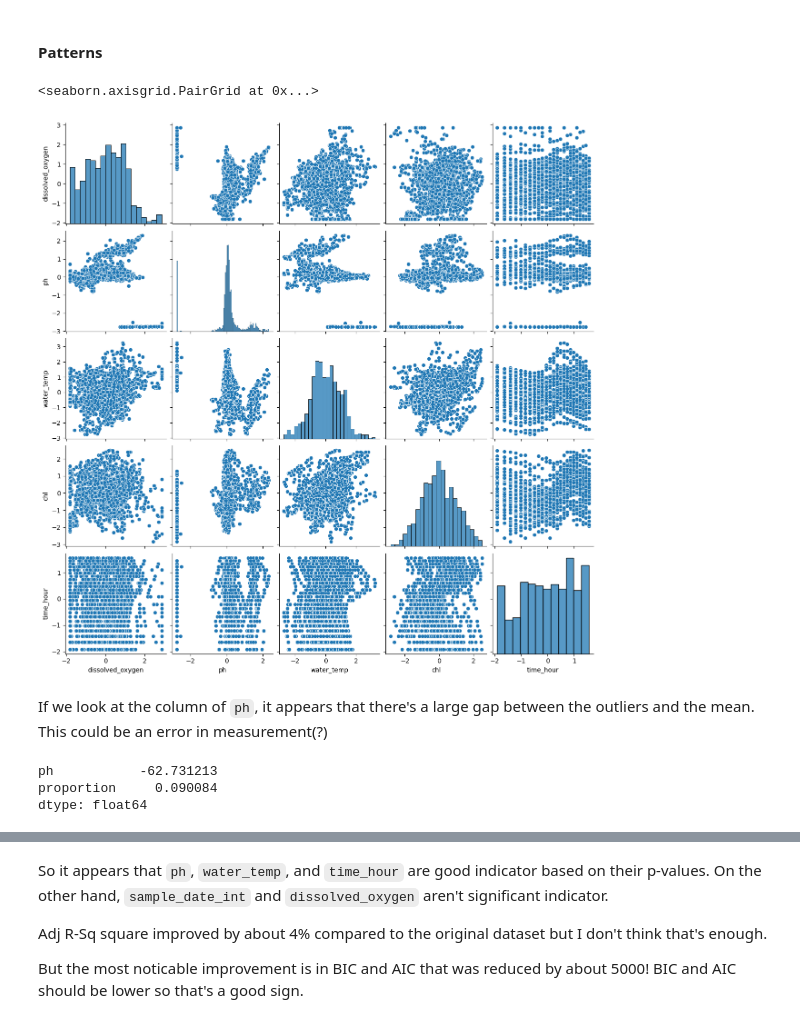
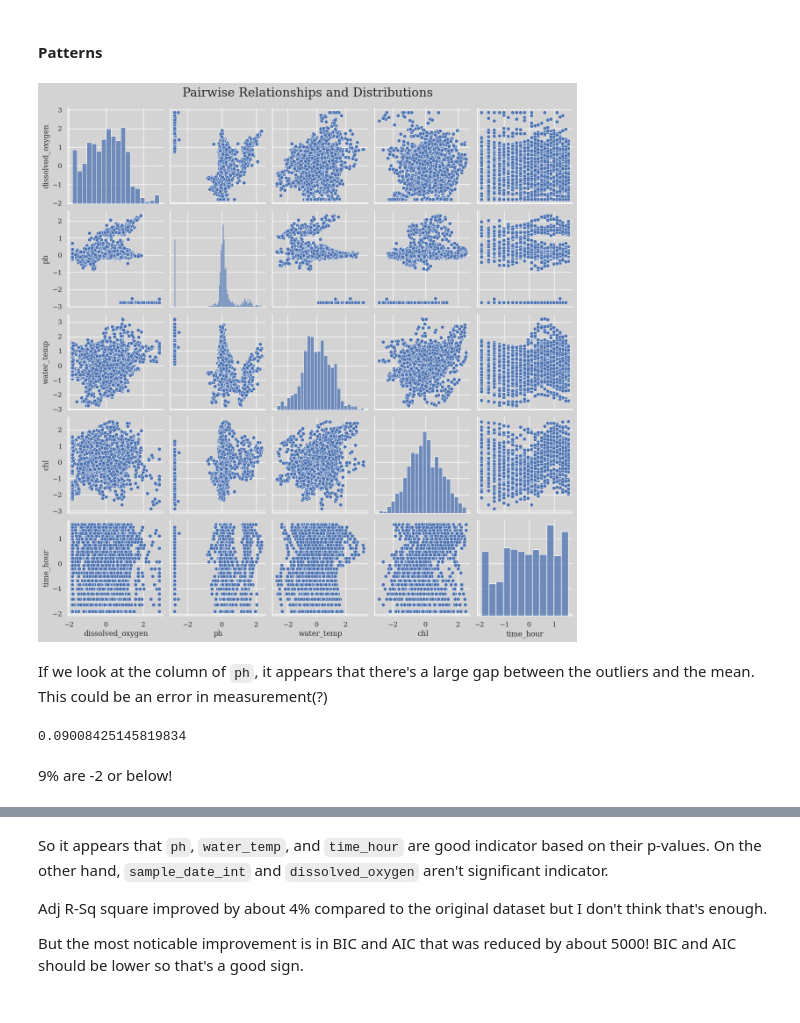
Before and after one commit to RomandRapido/LinMod, a Jupyter notebook: FinalProj/eda.ipynb, the cells around one changed output, grey strips where cells are left out. Drawn from its saved outputs; the diff is of its cells as text; code cells hidden in the pictures.

```diff
--- a/FinalProj/eda.ipynb
+++ b/FinalProj/eda.ipynb
@@ -159,6 +159,13 @@ dtype: int64
 # %% [markdown]
 #### Distribution
 # %%
+plt.figure(figsize=(8, 6))
+
+sns.set_theme()
+plt.rcParams['figure.facecolor'] = 'lightgrey'
+plt.rcParams['axes.facecolor'] = 'lightgrey'
+plt.rcParams['font.family'] = 'serif'
+
 sns.boxplot(filtered_df.drop(columns=["sample_date", 'sample_date_int']), orient="h")
 plt.title("Distribution of Columns")
 # %% [output]
@@ -197,6 +204,7 @@ Let's try "Yeo-Jhonson" since it can handle negative values.
 filtered_df_fix = filtered_df.drop(columns=['sample_date_int', 'sample_date'])
 # %%
 from sklearn.preprocessing import PowerTransformer
+cols = filtered_df_fix.columns.to_list()
 
 pt = PowerTransformer(method="yeo-johnson")
 
@@ -267,19 +278,23 @@ sns.heatmap(
 # %% [markdown]
 #### Patterns
 # %%
-sns.pairplot(new_df);
+g = sns.pairplot(new_df)
+
+
+g.figure.suptitle("Pairwise Relationships and Distributions", y=1.02, size=20)
+
+plt.show();
 # %% [output]
-<seaborn.axisgrid.PairGrid at 0x...>
-[figure, old version]
+[figure, new version]
 # %% [markdown]
 If we look at the column of `ph`, it appears that there's a large gap between the  outliers and the mean. This could be an error in measurement(?)
 # %%
 samp = new_df['ph'].value_counts(normalize=True).reset_index()
-samp[samp['ph'] < -2].sum()
+samp[samp['ph'] < -2].sum()['proportion']
 # %% [output]
-ph           -62.731213
-proportion     0.090084
-dtype: float64
+0.09008425145819834
+# %% [markdown]
+9% are -2 or below!
 # %%
 samp = pd.concat([new_df, filtered_df['sample_date_int']],axis=1)
 # %%
```
Also changed, not shown: parts of 39 cells of this notebook, 2 other files.
